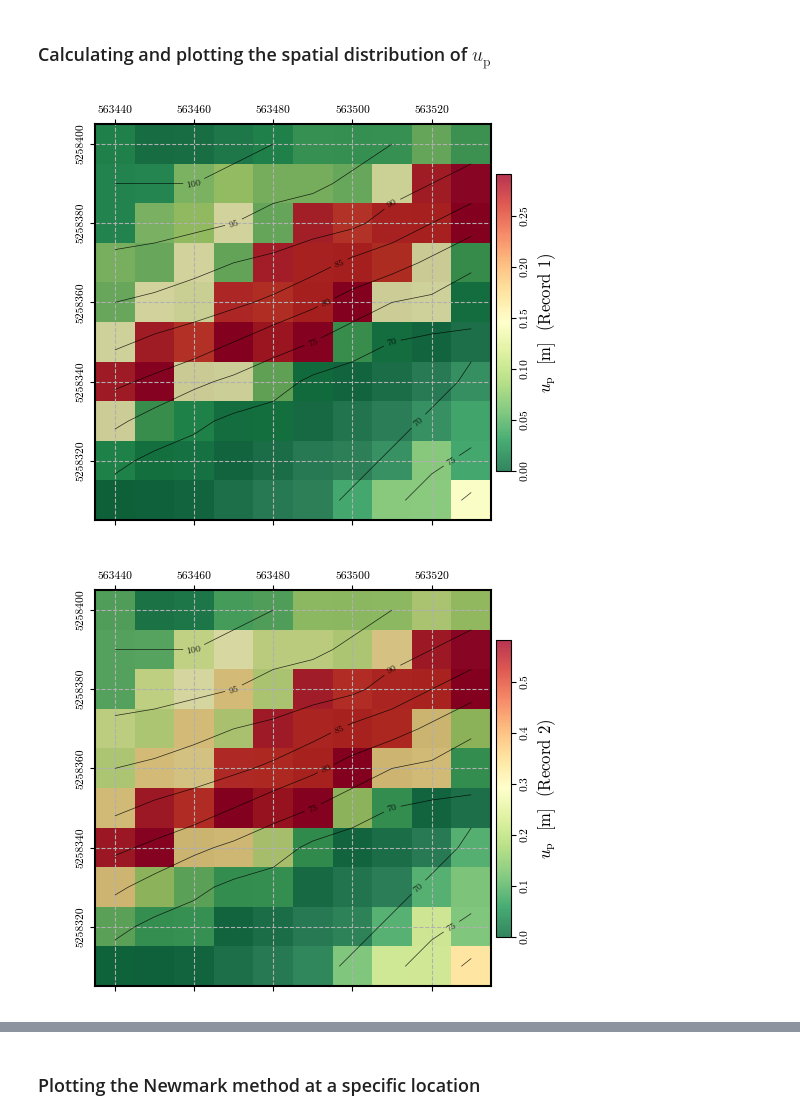
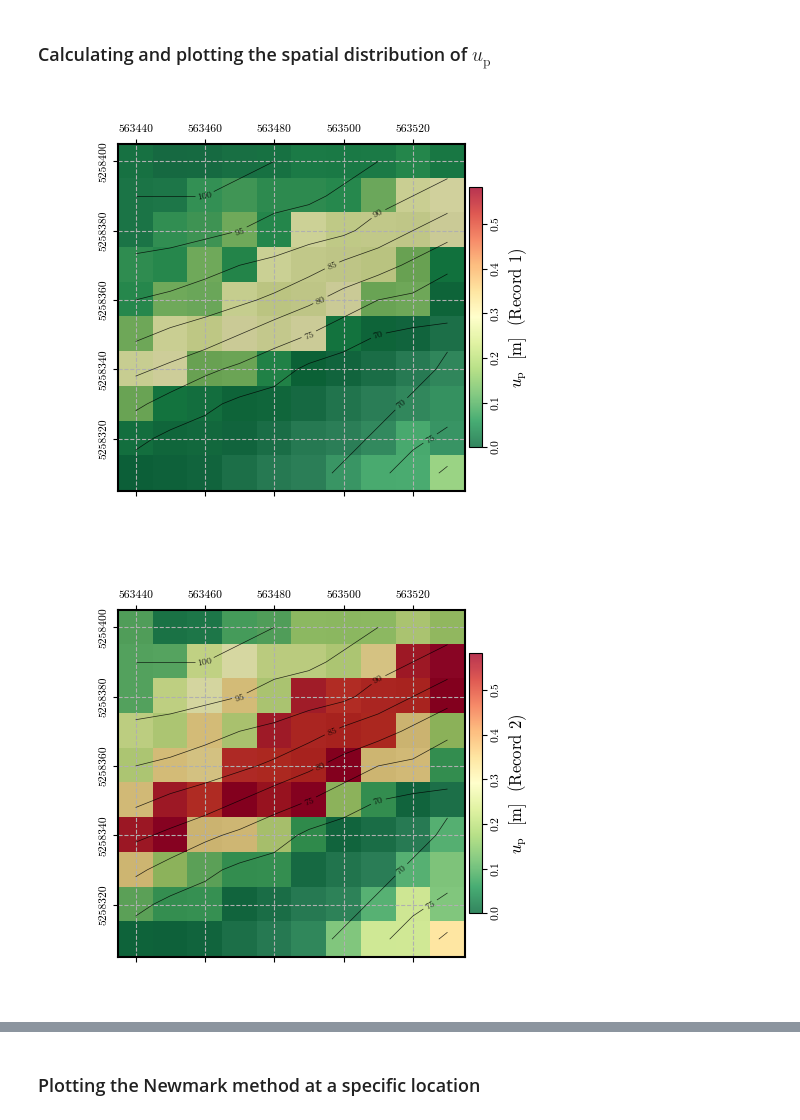
Before and after one commit to AppliedMechanics-EAFIT/slope_stability, a Jupyter notebook: notebooks/infinite_slope_earthquake_spatial.ipynb, the cells around one changed output, grey strips where cells are left out. Drawn from its saved outputs; the diff is of its cells as text; code cells hidden in the pictures.

```diff
--- a/notebooks/infinite_slope_earthquake_spatial.ipynb
+++ b/notebooks/infinite_slope_earthquake_spatial.ipynb
@@ -20,10 +20,11 @@ if 'google.colab' in str(get_ipython()):
 
 import numpy as np
 import pandas as pd
+import matplotlib as mpl
 import matplotlib.pyplot as plt
 from pynewmarkdisp.newmark import direct_newmark, plot_newmark_integration
 from pynewmarkdisp.infslope import factor_of_safety, get_ky
-from pynewmarkdisp.spatial import *
+from pynewmarkdisp.spatial import load_ascii_raster, map_zones, plot_spatial_field, spatial_newmark, get_idx_at_coords, verify_newmark_at_cell
 from ipywidgets import widgets as wgt
 
 %matplotlib widget
@@ -37,6 +38,7 @@ mpl.rcParams.update(
         "mathtext.fontset": "cm",
         "axes.formatter.use_mathtext": True,
         "axes.unicode_minus": False,
+        "figure.constrained_layout.use": False
     }
 )
 # %% [markdown]
@@ -226,25 +227,31 @@ a_max record 1: 5.41 m/s² | a_max record 2: 5.50 m/s² | a_max record 3: 5.56 m
 ### Calculating and plotting the spatial distribution of $u_\mathrm{p}$
 # %%
 record_1_uₚ = spatial_newmark(record_1_time, record_1_accel, ky, g)
+record_2_uₚ = spatial_newmark(record_2_time, record_2_accel, ky, g)
+record_3_uₚ = spatial_newmark(record_3_time, record_3_accel, ky, g)
+
+vmax = np.nanmax([record_1_uₚ, record_2_uₚ, record_3_uₚ])
+
 fig = plot_spatial_field(record_1_uₚ, dem, spat_ref=header, levels=contours,
-                         title="$u_\\mathrm{p}$  [m]  (Record 1)", cmap='RdYlGn_r', labelrot=90)
+                         title="$u_\\mathrm{p}$  [m]  (Record 1)", cmap='RdYlGn_r',
+                         labelrot=90, vmin= 0, vmax=vmax)
 fig.canvas.header_visible = False
 fig.canvas.toolbar_position = 'bottom'
 plt.show()
 
-record_2_uₚ = spatial_newmark(record_2_time, record_2_accel, ky, g)
 fig = plot_spatial_field(record_2_uₚ, dem, spat_ref=header, levels=contours,
-                         title="$u_\\mathrm{p}$  [m]  (Record 2)", cmap='RdYlGn_r', labelrot=90)
+                         title="$u_\\mathrm{p}$  [m]  (Record 2)", cmap='RdYlGn_r',
+                         labelrot=90, vmin= 0, vmax=vmax)
 fig.canvas.header_visible = False
 fig.canvas.toolbar_position = 'bottom'
 plt.show()
 
-record_3_uₚ = spatial_newmark(record_3_time, record_3_accel, ky, g)
 fig = plot_spatial_field(record_3_uₚ, dem, spat_ref=header, levels=contours,
-                         title="$u_\\mathrm{p}$  [m]  (Record 3)", cmap='RdYlGn_r', labelrot=90)
+                         title="$u_\\mathrm{p}$  [m]  (Record 3)", cmap='RdYlGn_r',
+                         labelrot=90, vmin= 0, vmax=vmax)
 fig.canvas.header_visible = False
 fig.canvas.toolbar_position = 'bottom'
 plt.show()
 # %% [output]
-[figure, old version]
+[figure, new version]
-[figure, old version]
+[figure, new version]
```
Also changed, not shown: parts of 8 cells of this notebook.
